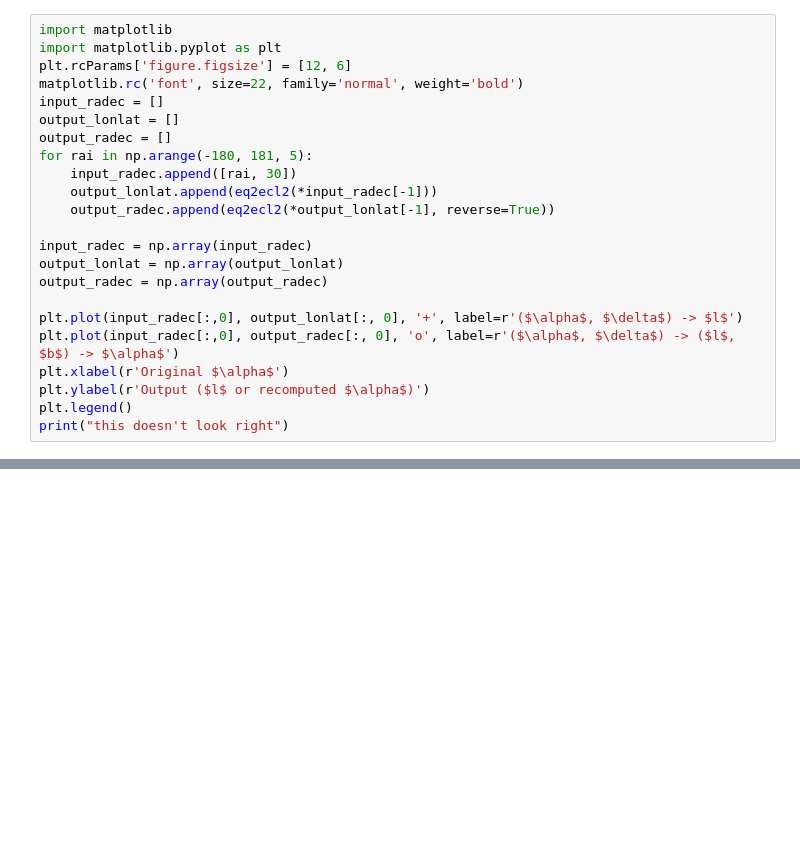
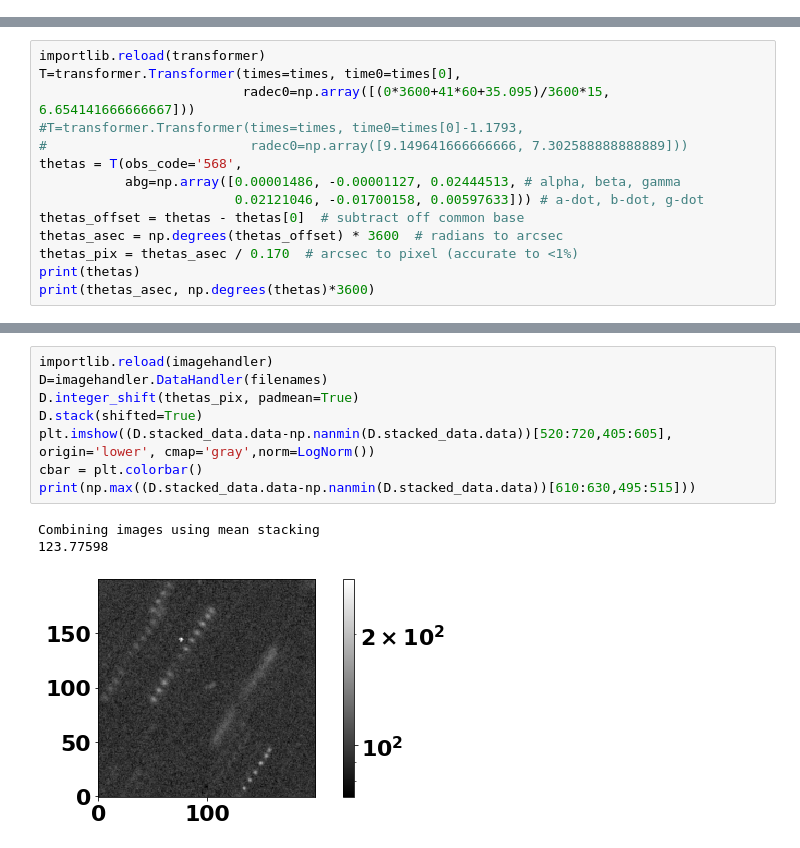
Before and after one commit to matthewjohnpayne/shifty, a Jupyter notebook: notebooks/demo_transformer.ipynb, the cells around one changed output, grey strips where cells are left out. Saved outputs shown, nothing was run; the diff lists cells and outputs as text; blank space fills up the shorter version.

Commit message:
Moving observer in abg2theta, but still needs debugging.

```diff
--- a/notebooks/demo_transformer.ipynb
+++ b/notebooks/demo_transformer.ipynb
@@ -462,23 +0,0 @@ def eq2ecl2(rad, decd, reverse=False):
-# %%
-import matplotlib
-import matplotlib.pyplot as plt
-plt.rcParams['figure.figsize'] = [12, 6]
-matplotlib.rc('font', size=22, family='normal', weight='bold')
-input_radec = []
-output_lonlat = []
-output_radec = []
-for rai in np.arange(-180, 181, 5):
-    input_radec.append([rai, 30])
-    output_lonlat.append(eq2ecl2(*input_radec[-1]))
-    output_radec.append(eq2ecl2(*output_lonlat[-1], reverse=True))
-
-input_radec = np.array(input_radec)
-output_lonlat = np.array(output_lonlat)
-output_radec = np.array(output_radec)
-
-plt.plot(input_radec[:,0], output_lonlat[:, 0], '+', label=r'($\alpha$, $\delta$) -> $l$')
-plt.plot(input_radec[:,0], output_radec[:, 0], 'o', label=r'($\alpha$, $\delta$) -> ($l$, $b$) -> $\alpha$')
-plt.xlabel(r'Original $\alpha$')
-plt.ylabel(r'Output ($l$ or recomputed $\alpha$)')
-plt.legend()
-print("this doesn't look right")
@@ -548,0 +79,14 @@ np.mean([1.68781375e-1,1.69971038e-01])
+# %%
+importlib.reload(transformer)
+T=transformer.Transformer(times=times, time0=times[0],
+                          radec0=np.array([(0*3600+41*60+35.095)/3600*15, 6.654141666666667]))
+#T=transformer.Transformer(times=times, time0=times[0]-1.1793,
+#                          radec0=np.array([9.149641666666666, 7.302588888888889]))
+thetas = T(obs_code='568',
+           abg=np.array([0.00001486, -0.00001127, 0.02444513, # alpha, beta, gamma
+                         0.02121046, -0.01700158, 0.00597633])) # a-dot, b-dot, g-dot
+thetas_offset = thetas - thetas[0]  # subtract off common base
+thetas_asec = np.degrees(thetas_offset) * 3600  # radians to arcsec
+thetas_pix = thetas_asec / 0.170  # arcsec to pixel (accurate to <1%)
+print(thetas)
+print(thetas_asec, np.degrees(thetas)*3600)
@@ -548,0 +143,12 @@ np.mean([1.68781375e-1,1.69971038e-01])
+# %%
+importlib.reload(imagehandler)
+D=imagehandler.DataHandler(filenames)
+D.integer_shift(thetas_pix, padmean=True)
+D.stack(shifted=True)
+plt.imshow((D.stacked_data.data-np.nanmin(D.stacked_data.data))[520:720,405:605], origin='lower', cmap='gray',norm=LogNorm())
+cbar = plt.colorbar()
+print(np.max((D.stacked_data.data-np.nanmin(D.stacked_data.data))[610:630,495:515]))
+# %% [output]
+Combining images using mean stacking
+123.77598
+[figure, added]
```
Also changed, not shown: parts of 56 cells of this notebook, 4 other files.
